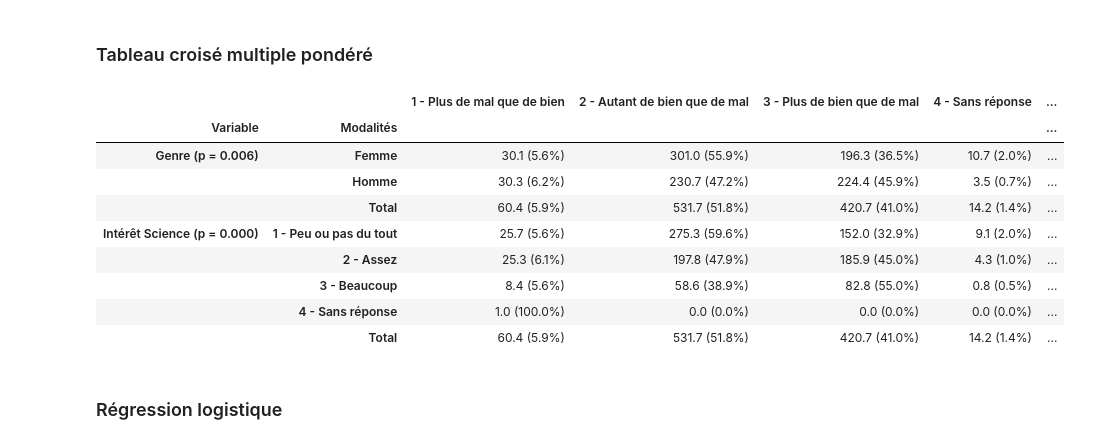
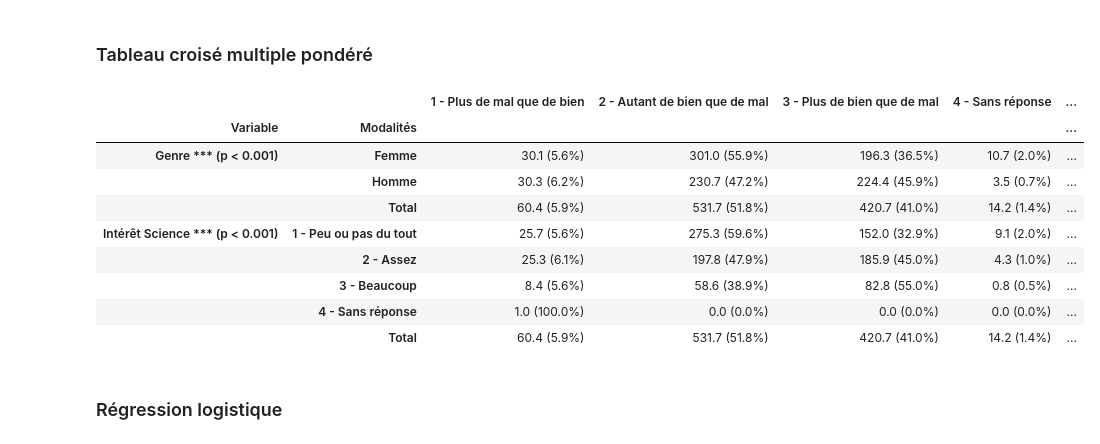
Before and after one commit to emilienschultz/pyshs-bib, a Jupyter notebook: docs/Exemple PySHS.ipynb, the cells around one changed output. Saved outputs shown, nothing was run; the diff lists cells and outputs as text; code cells hidden in the pictures.

```diff
--- a/docs/Exemple PySHS.ipynb
+++ b/docs/Exemple PySHS.ipynb
@@ -113,15 +114,15 @@ pyshs.tableau_croise_controle(data,"genre","interetscience","apportscience","poi
 # %%
 pyshs.tableau_croise_multiple(data,"apportscience",
                                 {"genre":"Genre",
                                  "interetscience":"Intérêt Science"},
-                                "poids1",axis=0)
+                                "poids1",axis=0, arrondir=1, proba_simplifie=True)
 # %% [output]
 |  |  | 1 - Plus de mal que de bien | 2 - Autant de bien que de mal | 3 - Plus de bien que de mal | 4 - Sans réponse | ... |
 | Variable | Modalités |  |  |  |  | ... |
-| Genre (p = 0.006) | Femme | 30.1 (5.6%) | 301.0 (55.9%) | 196.3 (36.5%) | 10.7 (2.0%) | ... |
+| Genre *** (p < 0.001) | Femme | 30.1 (5.6%) | 301.0 (55.9%) | 196.3 (36.5%) | 10.7 (2.0%) | ... |
 |  | Homme | 30.3 (6.2%) | 230.7 (47.2%) | 224.4 (45.9%) | 3.5 (0.7%) | ... |
 |  | Total | 60.4 (5.9%) | 531.7 (51.8%) | 420.7 (41.0%) | 14.2 (1.4%) | ... |
-| Intérêt Science (p = 0.000) | 1 - Peu ou pas du tout | 25.7 (5.6%) | 275.3 (59.6%) | 152.0 (32.9%) | 9.1 (2.0%) | ... |
+| Intérêt Science *** (p < 0.001) | 1 - Peu ou pas du tout | 25.7 (5.6%) | 275.3 (59.6%) | 152.0 (32.9%) | 9.1 (2.0%) | ... |
 |  | 2 - Assez | 25.3 (6.1%) | 197.8 (47.9%) | 185.9 (45.0%) | 4.3 (1.0%) | ... |
 |  | 3 - Beaucoup | 8.4 (5.6%) | 58.6 (38.9%) | 82.8 (55.0%) | 0.8 (0.5%) | ... |
 |  | 4 - Sans réponse | 1.0 (100.0%) | 0.0 (0.0%) | 0.0 (0.0%) | 0.0 (0.0%) | ... |
```
Also changed, not shown: parts of 4 cells of this notebook, 2 other files.
